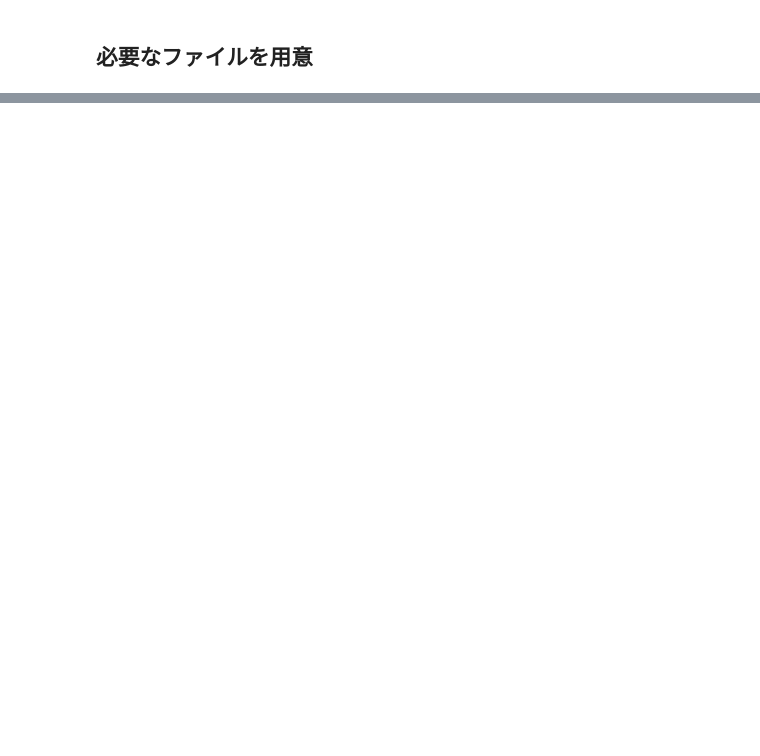
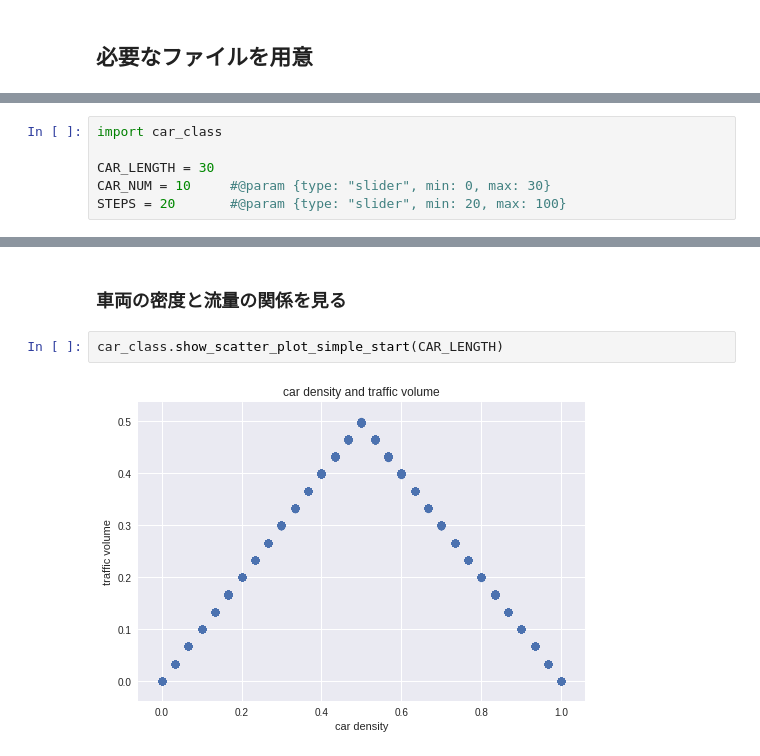
Before and after one commit to h6yaken/cellautomata, a Jupyter notebook: セルオートマトン法を用いた渋滞シミュレーション.ipynb, the cells around one changed output, grey strips where cells are left out. Saved outputs shown, nothing was run; the diff lists cells and outputs as text; blank space fills up the shorter version.

```diff
--- a/セルオートマトン法を用いた渋滞シミュレーション.ipynb
+++ b/セルオートマトン法を用いた渋滞シミュレーション.ipynb
@@ -17,0 +21,6 @@ Unpacking objects: 100% (52/52), done.
+# %%
+import car_class
+
+CAR_LENGTH = 30
+CAR_NUM = 10     #@param {type: "slider", min: 0, max: 30}
+STEPS = 20       #@param {type: "slider", min: 20, max: 100}
@@ -17,0 +69,6 @@ Unpacking objects: 100% (52/52), done.
+# %% [markdown]
+### 車両の密度と流量の関係を見る
+# %%
+car_class.show_scatter_plot_simple_start(CAR_LENGTH)
+# %% [output]
+[figure, added]
```
Also changed, not shown: parts of 27 cells of this notebook.
